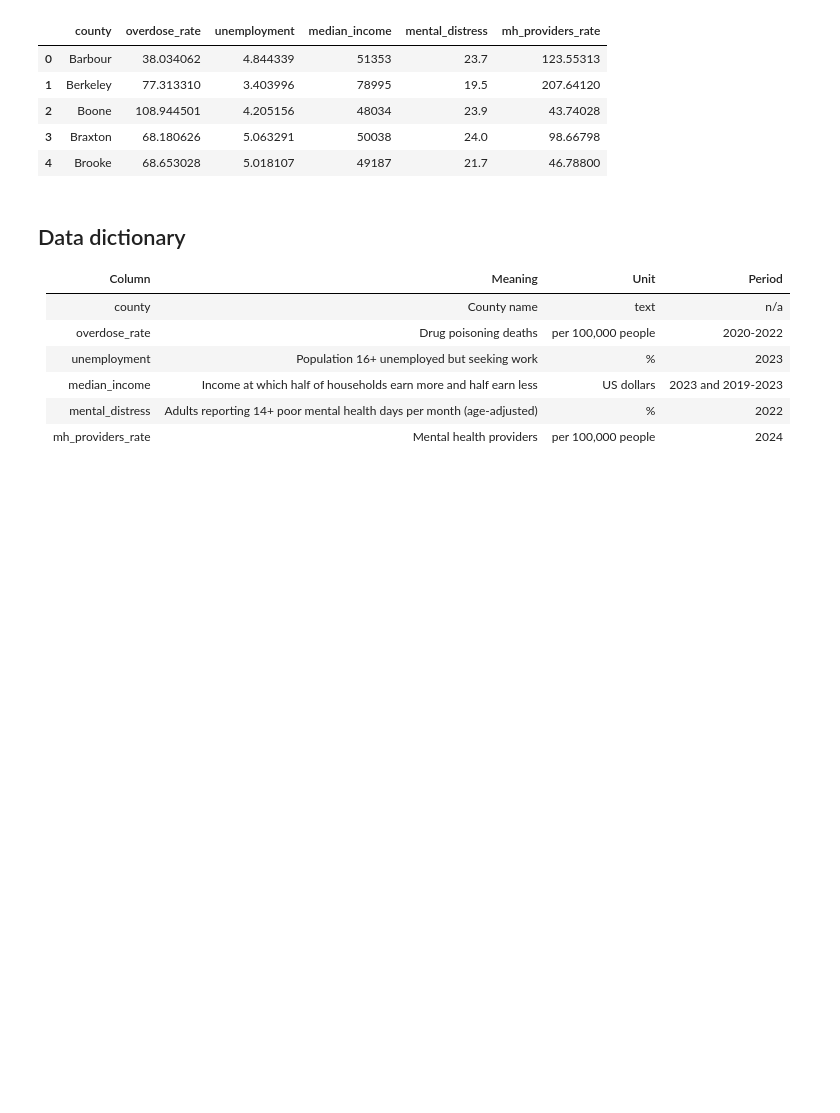
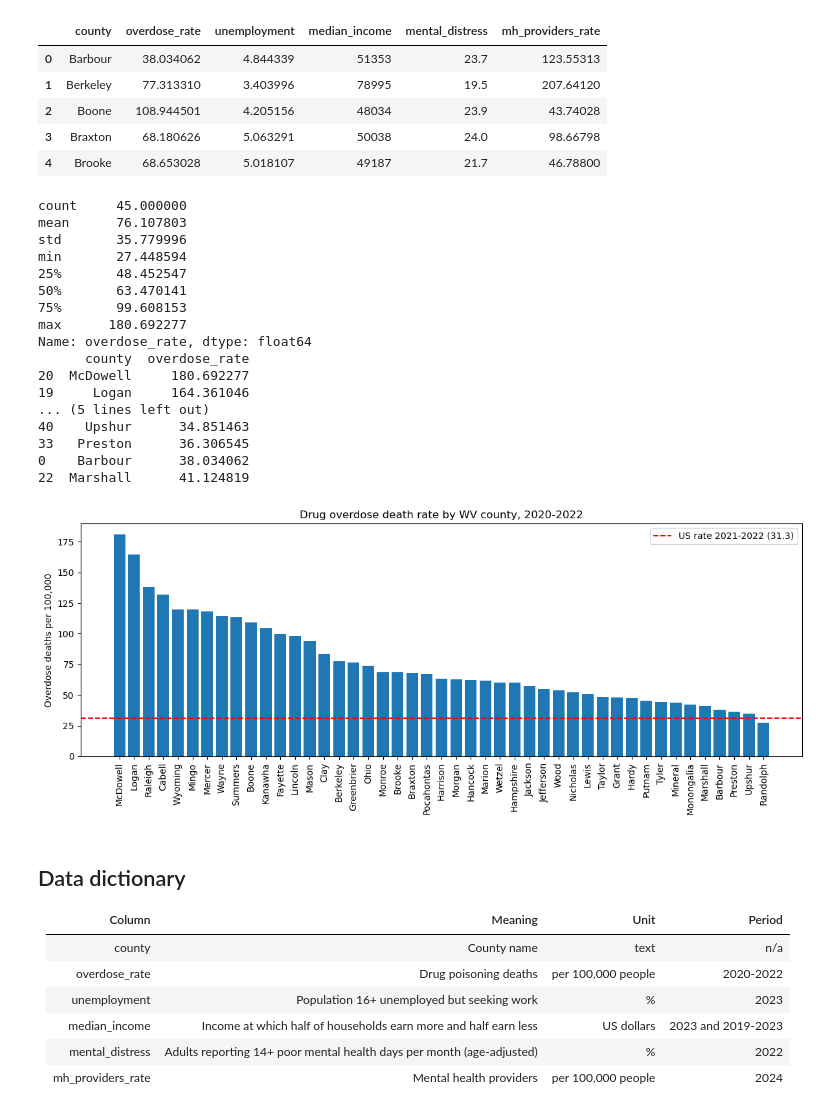
Before and after one commit to yovelavewyanet/wv-overdose-project, a Jupyter notebook: notebook.ipynb, the cells around one changed output. Saved outputs shown, nothing was run; the diff lists cells and outputs as text; code cells hidden in the pictures; blank space fills up the shorter version.

Commit message:
Step 2: RQ1 summary, bar chart, interpretation

```diff
--- a/notebook.ipynb
+++ b/notebook.ipynb
@@ -54,6 +54,44 @@ df.head()
 | 2 | Boone | 108.944501 | 4.205156 | 48034 | 23.9 | 43.74028 |
 | 3 | Braxton | 68.180626 | 5.063291 | 50038 | 24.0 | 98.66798 |
 | 4 | Brooke | 68.653028 | 5.018107 | 49187 | 21.7 | 46.78800 |
+# %%
+import pandas as pd
+import matplotlib.pyplot as plt
+
+df = pd.read_csv("data/clean_wv.csv")
+print(df["overdose_rate"].describe())
+print(df.nlargest(5, "overdose_rate")[["county", "overdose_rate"]])
+print(df.nsmallest(5, "overdose_rate")[["county", "overdose_rate"]])
+
+d = df.sort_values("overdose_rate", ascending=False)
+plt.figure(figsize=(12, 5))
+plt.bar(d["county"], d["overdose_rate"])
+plt.axhline(31.3, color="red", linestyle="--", label="US rate 2021-2022 (31.3)")
+plt.title("Drug overdose death rate by WV county, 2020-2022")
+plt.xticks(rotation=90)
+plt.ylabel("Overdose deaths per 100,000")
+plt.legend()
+plt.tight_layout()
+plt.show()
+# %% [output]
+count     45.000000
+mean      76.107803
+std       35.779996
+min       27.448594
+25%       48.452547
+50%       63.470141
+75%       99.608153
+max      180.692277
+Name: overdose_rate, dtype: float64
+      county  overdose_rate
+20  McDowell     180.692277
+19     Logan     164.361046
+... (5 lines left out)
+40    Upshur      34.851463
+33   Preston      36.306545
+0    Barbour      38.034062
+22  Marshall      41.124819
+[figure, added]
 # %% [markdown]
 ## Data dictionary
 | Column | Meaning | Unit | Period |
```
Also changed, not shown: parts of 1 cell of this notebook, 2 other files.
